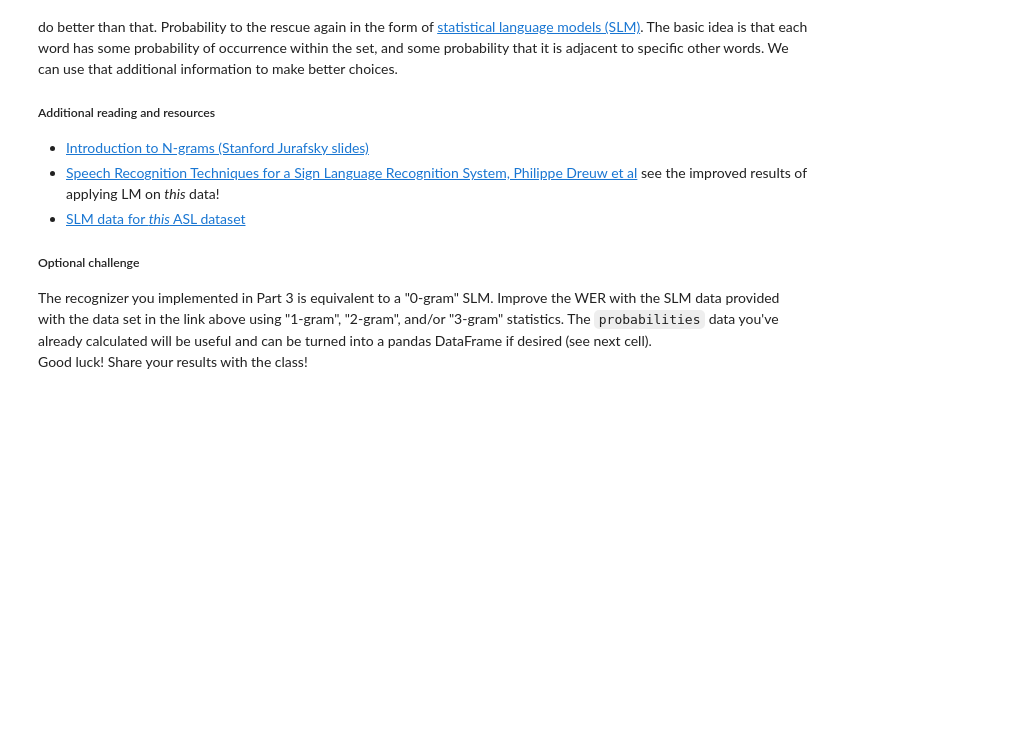
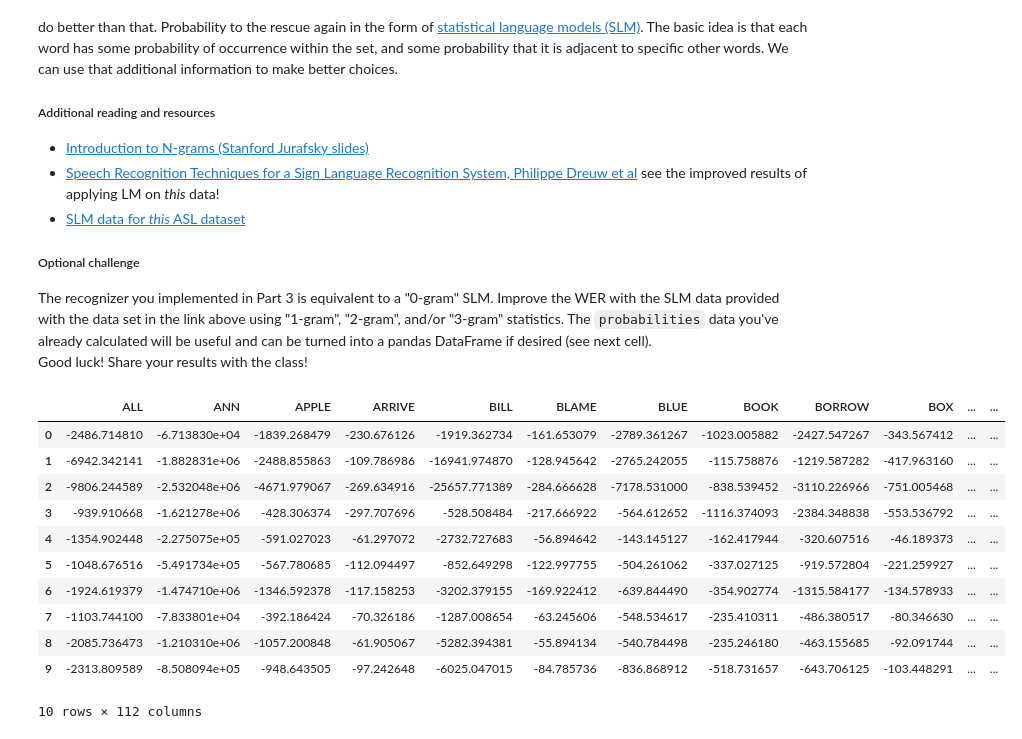
Before and after one commit to spec2e/AIND-Recognizer, a Jupyter notebook: asl_recognizer.ipynb, the cells around one changed output. Cells and saved outputs as stored; diff of their text form; code cells hidden in the pictures; blank space fills up the shorter version.

```diff
--- a/asl_recognizer.ipynb
+++ b/asl_recognizer.ipynb
@@ -774,3 +778,20 @@ We've squeezed just about as much as we can out of the model and still only get
 ##### Optional challenge
 The recognizer you implemented in Part 3 is equivalent to a "0-gram" SLM.  Improve the WER with the SLM data provided with the data set in the link above using "1-gram", "2-gram", and/or "3-gram" statistics. The `probabilities` data you've already calculated will be useful and can be turned into a pandas DataFrame if desired (see next cell).
 Good luck!  Share your results with the class!
+# %%
+# create a DataFrame of log likelihoods for the test word items
+df_probs = pd.DataFrame(data=probabilities)
+df_probs.head(10)
+# %% [output]
+|  | ALL | ANN | APPLE | ARRIVE | BILL | BLAME | BLUE | BOOK | BORROW | BOX | ... | ... |
+| 0 | -2486.714810 | -6.713830e+04 | -1839.268479 | -230.676126 | -1919.362734 | -161.653079 | -2789.361267 | -1023.005882 | -2427.547267 | -343.567412 | ... | ... |
+| 1 | -6942.342141 | -1.882831e+06 | -2488.855863 | -109.786986 | -16941.974870 | -128.945642 | -2765.242055 | -115.758876 | -1219.587282 | -417.963160 | ... | ... |
+| 2 | -9806.244589 | -2.532048e+06 | -4671.979067 | -269.634916 | -25657.771389 | -284.666628 | -7178.531000 | -838.539452 | -3110.226966 | -751.005468 | ... | ... |
+| 3 | -939.910668 | -1.621278e+06 | -428.306374 | -297.707696 | -528.508484 | -217.666922 | -564.612652 | -1116.374093 | -2384.348838 | -553.536792 | ... | ... |
+| 4 | -1354.902448 | -2.275075e+05 | -591.027023 | -61.297072 | -2732.727683 | -56.894642 | -143.145127 | -162.417944 | -320.607516 | -46.189373 | ... | ... |
+| 5 | -1048.676516 | -5.491734e+05 | -567.780685 | -112.094497 | -852.649298 | -122.997755 | -504.261062 | -337.027125 | -919.572804 | -221.259927 | ... | ... |
+| 6 | -1924.619379 | -1.474710e+06 | -1346.592378 | -117.158253 | -3202.379155 | -169.922412 | -639.844490 | -354.902774 | -1315.584177 | -134.578933 | ... | ... |
+| 7 | -1103.744100 | -7.833801e+04 | -392.186424 | -70.326186 | -1287.008654 | -63.245606 | -548.534617 | -235.410311 | -486.380517 | -80.346630 | ... | ... |
+| 8 | -2085.736473 | -1.210310e+06 | -1057.200848 | -61.905067 | -5282.394381 | -55.894134 | -540.784498 | -235.246180 | -463.155685 | -92.091744 | ... | ... |
+| 9 | -2313.809589 | -8.508094e+05 | -948.643505 | -97.242648 | -6025.047015 | -84.785736 | -836.868912 | -518.731657 | -643.706125 | -103.448291 | ... | ... |
+10 rows × 112 columns
```
Also changed, not shown: parts of 15 cells of this notebook, 11 other files.
